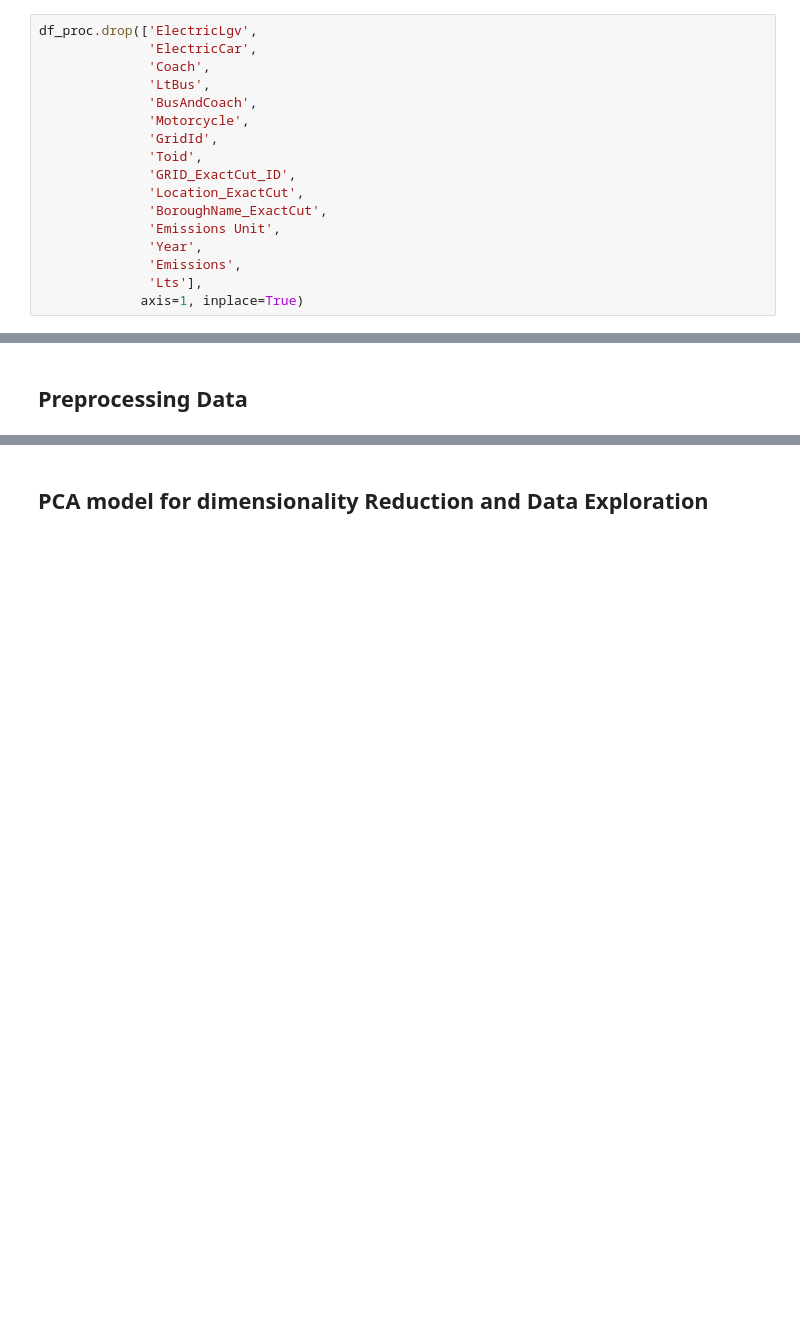
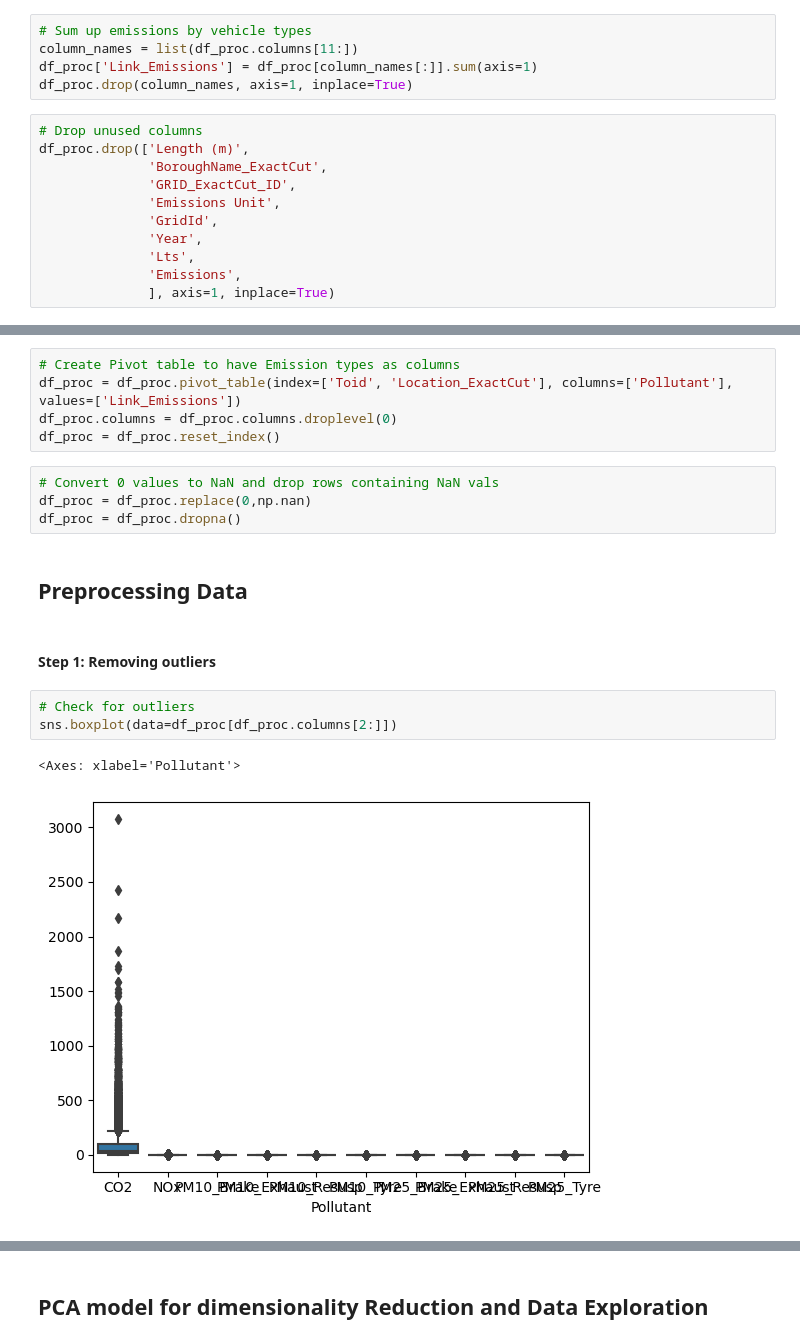
Before and after one commit to AmelBenSi/ML_Models_for_Predicting_Atmospheric_Emissions, a Jupyter notebook: src/pca.ipynb, the cells around one changed output, grey strips where cells are left out. Cells and saved outputs as stored; diff of their text form; blank space fills up the shorter version.

```diff
--- a/src/pca.ipynb
+++ b/src/pca.ipynb
@@ -71,17 +30,16 @@ dtype: object
+# %%
+# Sum up emissions by vehicle types
+column_names = list(df_proc.columns[11:])
+df_proc['Link_Emissions'] = df_proc[column_names[:]].sum(axis=1)
+df_proc.drop(column_names, axis=1, inplace=True)
 # %%
-df_proc.drop(['ElectricLgv',
-              'ElectricCar',
-              'Coach',
-              'LtBus',
-              'BusAndCoach',
-              'Motorcycle',
+# Drop unused columns
+df_proc.drop(['Length (m)',
+              'BoroughName_ExactCut',
+              'GRID_ExactCut_ID',
+              'Emissions Unit',
               'GridId',
-              'Toid',
-              'GRID_ExactCut_ID',
-              'Location_ExactCut',
-              'BoroughName_ExactCut',
-              'Emissions Unit',
               'Year',
+              'Lts',
               'Emissions',
-              'Lts'],
-             axis=1, inplace=True)
+              ], axis=1, inplace=True)
@@ -119,2 +46,19 @@ df_proc.columns[1]
+# %%
+# Create Pivot table to have Emission types as columns
+df_proc = df_proc.pivot_table(index=['Toid', 'Location_ExactCut'], columns=['Pollutant'], values=['Link_Emissions'])
+df_proc.columns = df_proc.columns.droplevel(0)
+df_proc = df_proc.reset_index()
+# %%
+# Convert 0 values to NaN and drop rows containing NaN vals
+df_proc = df_proc.replace(0,np.nan)
+df_proc = df_proc.dropna()
 # %% [markdown]
 ## Preprocessing Data
+# %% [markdown]
+#### Step 1: Removing outliers
+# %%
+# Check for outliers
+sns.boxplot(data=df_proc[df_proc.columns[2:]])
+# %% [output]
+<Axes: xlabel='Pollutant'>
+[figure, added]
```
Also changed, not shown: parts of 39 cells of this notebook.
